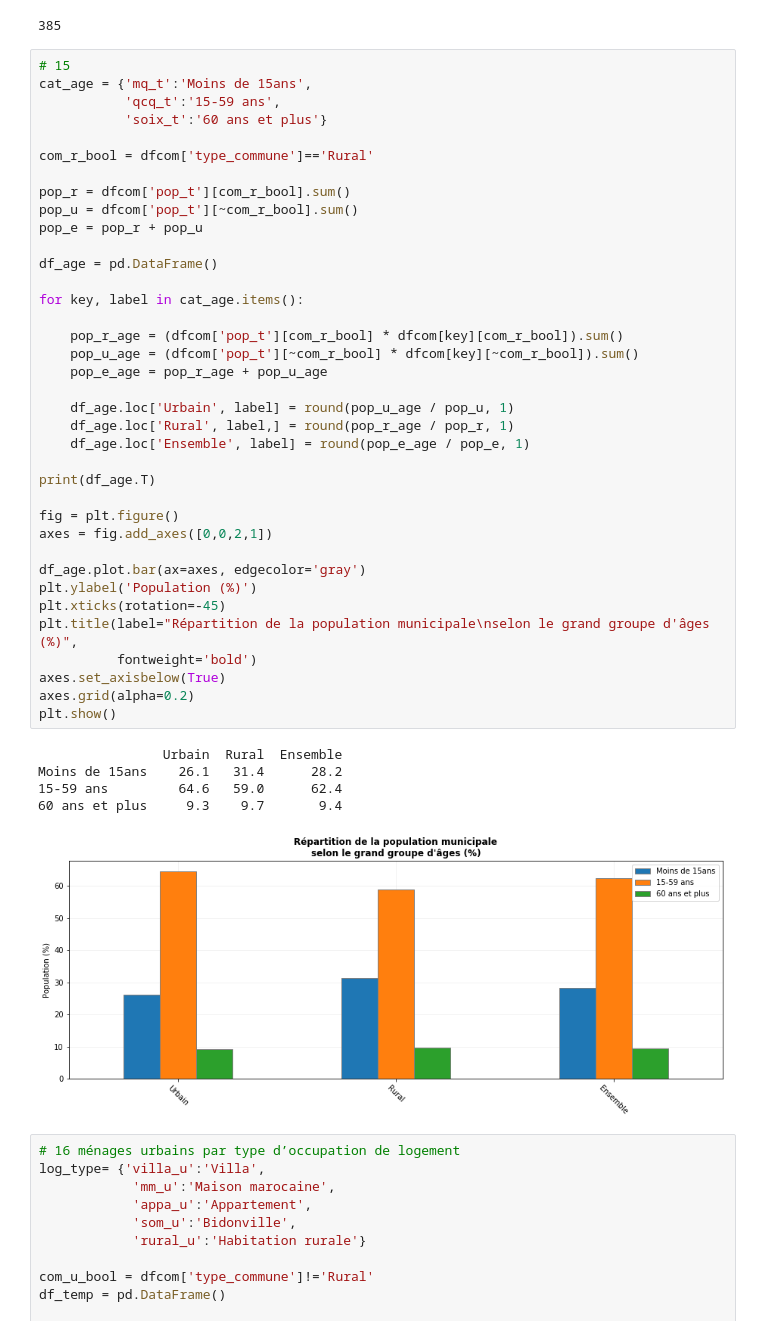
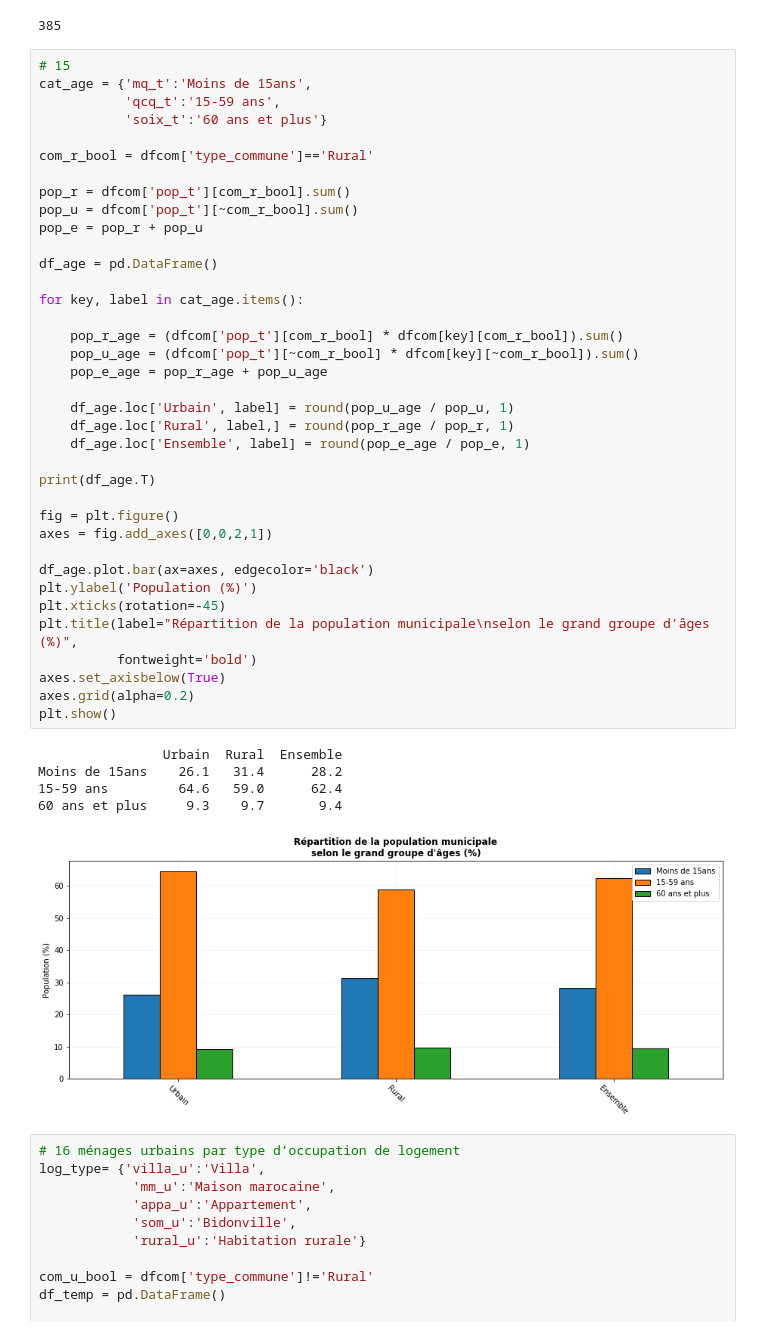
Before and after one commit to MarouaneBerkak/pandas_test, a Jupyter notebook: notebook_OEL_MBE.ipynb, the cells around one changed output. Saved outputs shown, nothing was run; the diff lists cells and outputs as text.

```diff
--- a/notebook_OEL_MBE.ipynb
+++ b/notebook_OEL_MBE.ipynb
@@ -223,35 +221,35 @@ pop_e = pop_r + pop_u
 
 df_age = pd.DataFrame()
 
 for key, label in cat_age.items():
 
     pop_r_age = (dfcom['pop_t'][com_r_bool] * dfcom[key][com_r_bool]).sum()
     pop_u_age = (dfcom['pop_t'][~com_r_bool] * dfcom[key][~com_r_bool]).sum()
     pop_e_age = pop_r_age + pop_u_age
 
     df_age.loc['Urbain', label] = round(pop_u_age / pop_u, 1)
     df_age.loc['Rural', label,] = round(pop_r_age / pop_r, 1)
     df_age.loc['Ensemble', label] = round(pop_e_age / pop_e, 1)
 
 print(df_age.T)
 
 fig = plt.figure()
 axes = fig.add_axes([0,0,2,1])
 
-df_age.plot.bar(ax=axes, edgecolor='gray')
+df_age.plot.bar(ax=axes, edgecolor='black')
 plt.ylabel('Population (%)')
 plt.xticks(rotation=-45)
 plt.title(label="Répartition de la population municipale\nselon le grand groupe d'âges (%)",
           fontweight='bold')
 axes.set_axisbelow(True)
 axes.grid(alpha=0.2)
 plt.show()
 # %% [output]
                 Urbain  Rural  Ensemble
 Moins de 15ans    26.1   31.4      28.2
 15-59 ans         64.6   59.0      62.4
 60 ans et plus     9.3    9.7       9.4
-[figure, old version]
+[figure, new version]
 # %%
 # 16 ménages urbains par type d’occupation de logement
 log_type= {'villa_u':'Villa',
```
Also changed, not shown: parts of 16 cells of this notebook.
